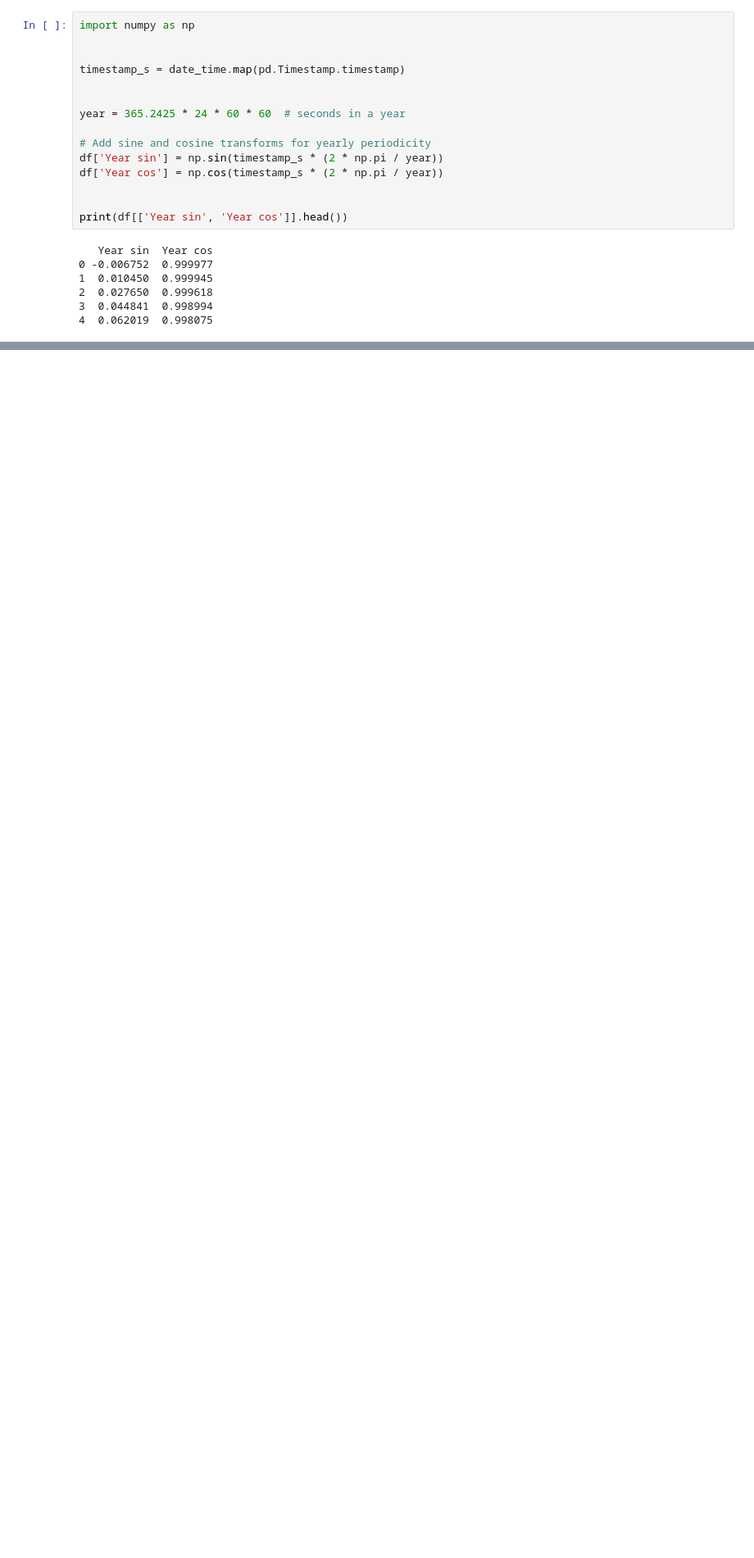
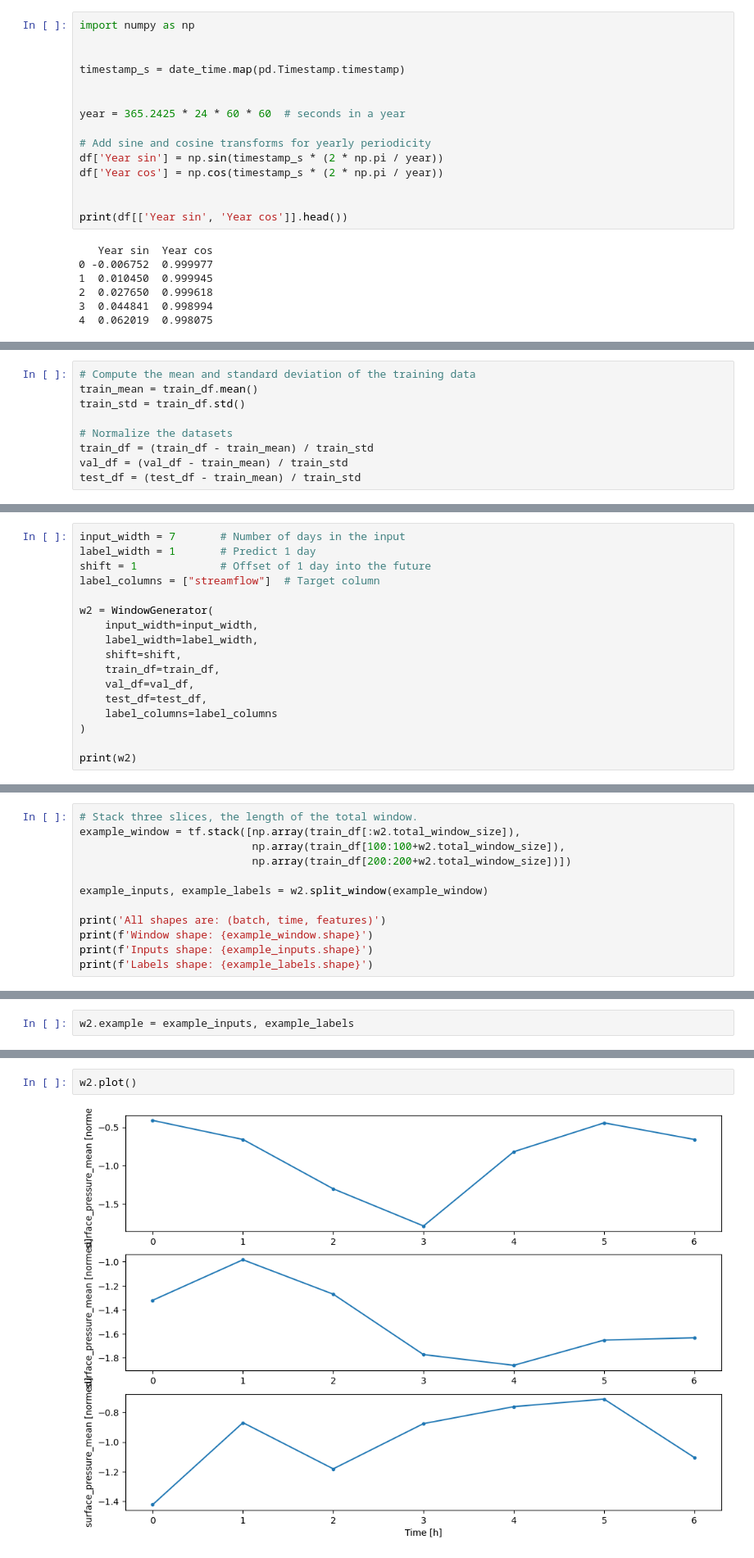
Before and after one commit to EldarZulic03/Borealis2024, a Jupyter notebook: borealis.ipynb, the cells around one changed output, grey strips where cells are left out. Shown: that part at 82% size. Drawn from its saved outputs; the diff is of its cells as text; blank space fills up the shorter version.

```diff
--- a/borealis.ipynb
+++ b/borealis.ipynb
@@ -209,0 +220,9 @@ print(df[['Year sin', 'Year cos']].head())
+# %%
+# Compute the mean and standard deviation of the training data
+train_mean = train_df.mean()
+train_std = train_df.std()
+
+# Normalize the datasets
+train_df = (train_df - train_mean) / train_std
+val_df = (val_df - train_mean) / train_std
+test_df = (test_df - train_mean) / train_std
@@ -209,0 +267,17 @@ print(df[['Year sin', 'Year cos']].head())
+# %%
+input_width = 7       # Number of days in the input
+label_width = 1       # Predict 1 day
+shift = 1             # Offset of 1 day into the future
+label_columns = ["streamflow"]  # Target column
+
+w2 = WindowGenerator(
+    input_width=input_width,
+    label_width=label_width,
+    shift=shift,
+    train_df=train_df,
+    val_df=val_df,
+    test_df=test_df,
+    label_columns=label_columns
+)
+
+print(w2)
@@ -209,0 +306,12 @@ print(df[['Year sin', 'Year cos']].head())
+# %%
+# Stack three slices, the length of the total window.
+example_window = tf.stack([np.array(train_df[:w2.total_window_size]),
+                           np.array(train_df[100:100+w2.total_window_size]),
+                           np.array(train_df[200:200+w2.total_window_size])])
+
+example_inputs, example_labels = w2.split_window(example_window)
+
+print('All shapes are: (batch, time, features)')
+print(f'Window shape: {example_window.shape}')
+print(f'Inputs shape: {example_inputs.shape}')
+print(f'Labels shape: {example_labels.shape}')
@@ -209,0 +323,2 @@ print(df[['Year sin', 'Year cos']].head())
+# %%
+w2.example = example_inputs, example_labels
@@ -209,0 +359,4 @@ print(df[['Year sin', 'Year cos']].head())
+# %%
+w2.plot()
+# %% [output]
+[figure, added]
```
Also changed, not shown: parts of 25 cells of this notebook.
